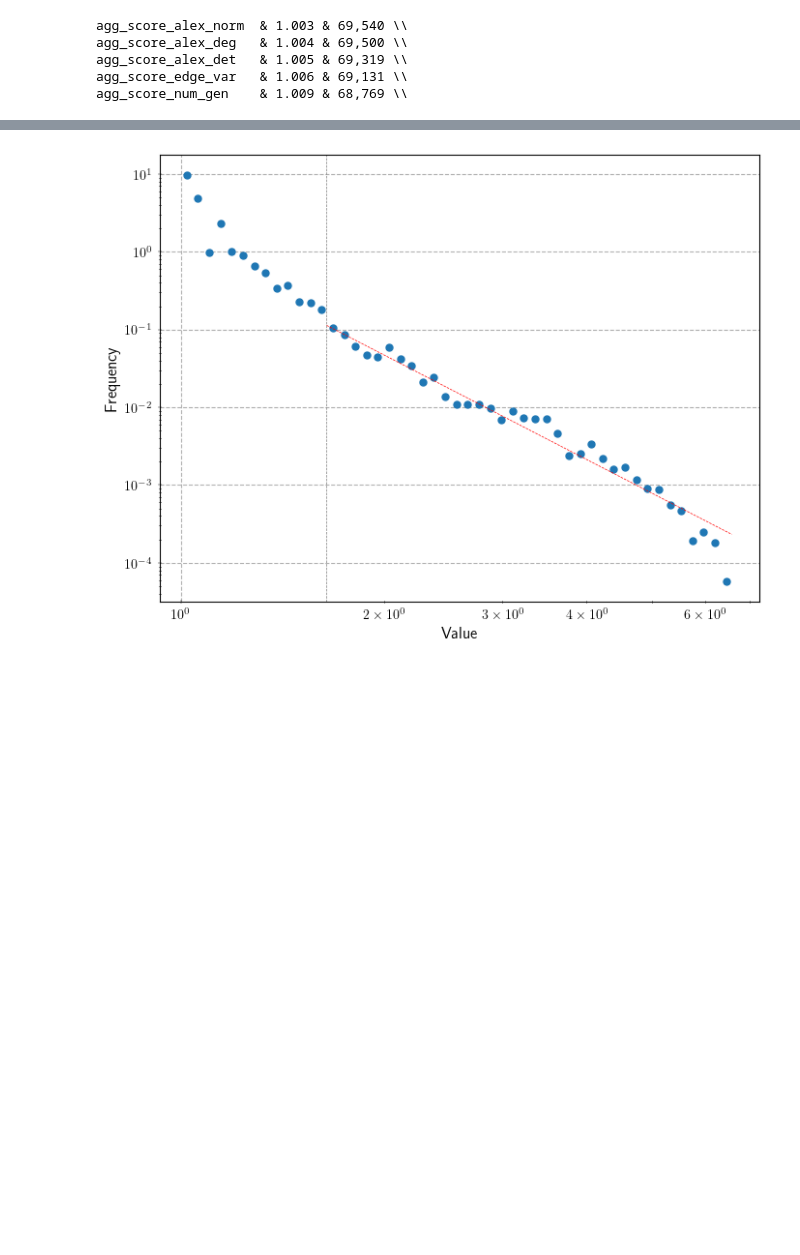
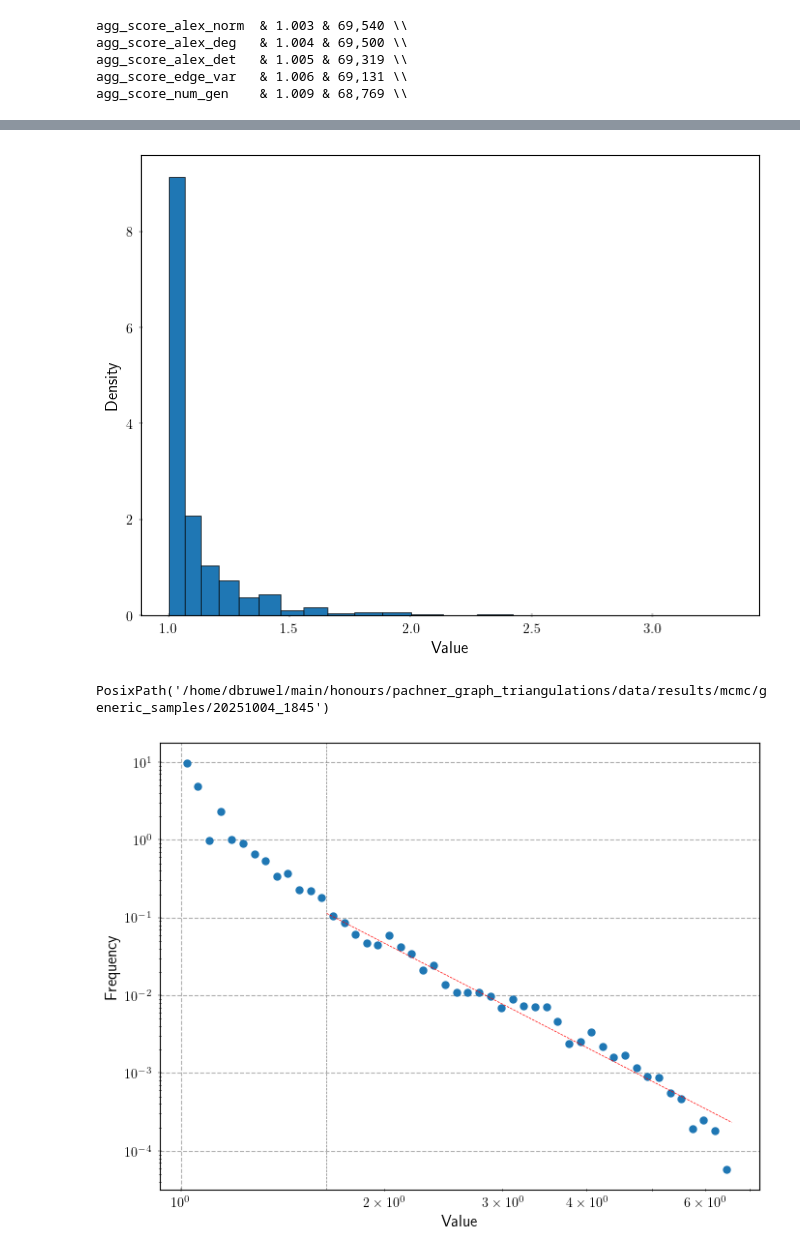
Before and after one commit to dbruwel/pachner-graph-triangulations, a Jupyter notebook: experiments/notebooks/02_analyse_mcmc_sim.ipynb, the cells around one changed output, grey strips where cells are left out. Drawn from its saved outputs; the diff is of its cells as text; code cells hidden in the pictures; blank space fills up the shorter version.

```diff
--- a/experiments/notebooks/02_analyse_mcmc_sim.ipynb
+++ b/experiments/notebooks/02_analyse_mcmc_sim.ipynb
@@ -78,3 +131,64 @@ def get_xmin(data):
+# %%
+data = tet_30_scores
+alpha, C = fit_alpha(data, data.min())
+
+
+def get_area(bin_start, bin_end, alpha, C):
+    return C * (bin_end ** (1 - alpha) - bin_start ** (1 - alpha)) / (1 - alpha)
+
+
+fig, ax = plt.subplots(figsize=(8, 6))
+
+# ax.hist(data, bins=20, density=True)
+# ax.plot(np.sort(data), C*np.sort(data)**(-alpha), color='r', ls='--')
+
+true_area = 0
+
+for i in range(len(counts)):
+    bin_start = bin_edges[i]
+    bin_end = bin_edges[i + 1]
+    bin_height = counts[i]
+
+    # bin_height_true = get_area(bin_start, bin_end, alpha, C) / (bin_end - bin_start)
+
+    rect = patches.Rectangle(
+        (bin_start, 0),
+        bin_end - bin_start,
+        bin_height,
+        linewidth=0.5,
+        edgecolor="black",
+        facecolor="C0",
+    )
+    # rect_true = patches.Rectangle((bin_start, 0), bin_end - bin_start, bin_height_true, linewidth=1, edgecolor='red', facecolor='none')
+    ax.add_patch(rect)
+    # ax.add_patch(rect_true)
+# ax.scatter(bin_centers, counts, color='blue', label='Binned Data', s=10)
+
+
+scale = 1.1
+x_min = np.max(bin_edges) * (1 - scale) / 2 + np.min(bin_edges) * (1 + scale) / 2
+x_max = np.max(bin_edges) * (1 + scale) / 2 + np.min(bin_edges) * (1 - scale) / 2
+y_min = np.max(counts) * (1 - scale) / 2
+y_max = np.max(counts) * (1 + scale) / 2
+
+
+ax.set_xlim(x_min, x_max)
+ax.set_ylim(0, y_max)
+
+# plt.xscale("log")
+# plt.yscale("log")
+plt.xlabel("Value")
+plt.ylabel("Density")
+plt.savefig(mcmc_result_path / "tet_30_scores_histogram.pdf", bbox_inches="tight")
+
+# plt.grid()
+plt.show()
+# %% [output]
+[figure, added]
+# %%
+mcmc_result_path
+# %% [output]
+PosixPath('/home/dbruwel/main/honours/pachner_graph_triangulations/data/results/mcmc/generic_samples/20251004_1845')
 # %%
 for metric in metrics:
     df = pd.read_csv(mcmc_result_path / f'{metric}_chains.csv', index_col=0)
```
Also changed, not shown: parts of 6 cells of this notebook, 5 other files.
